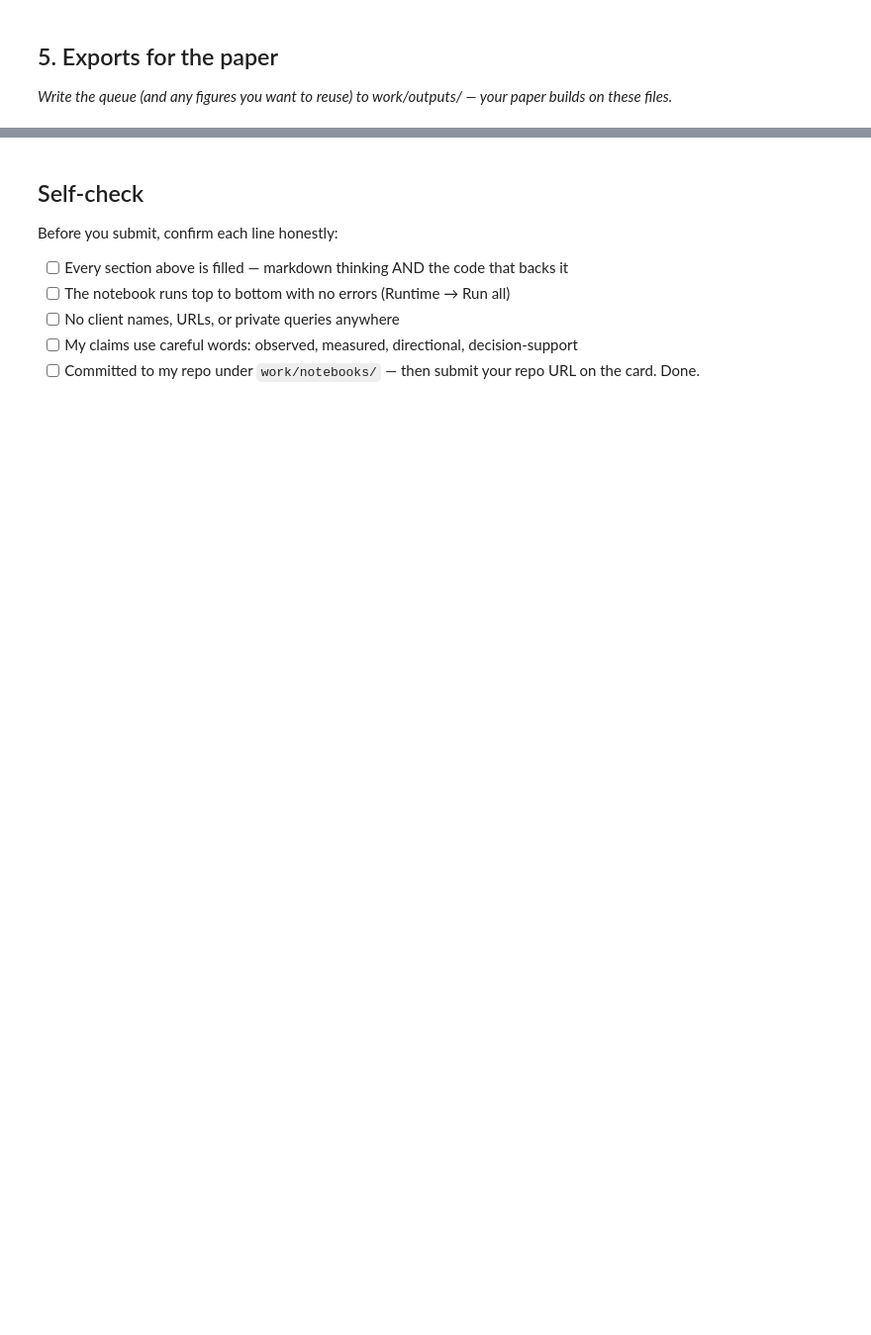
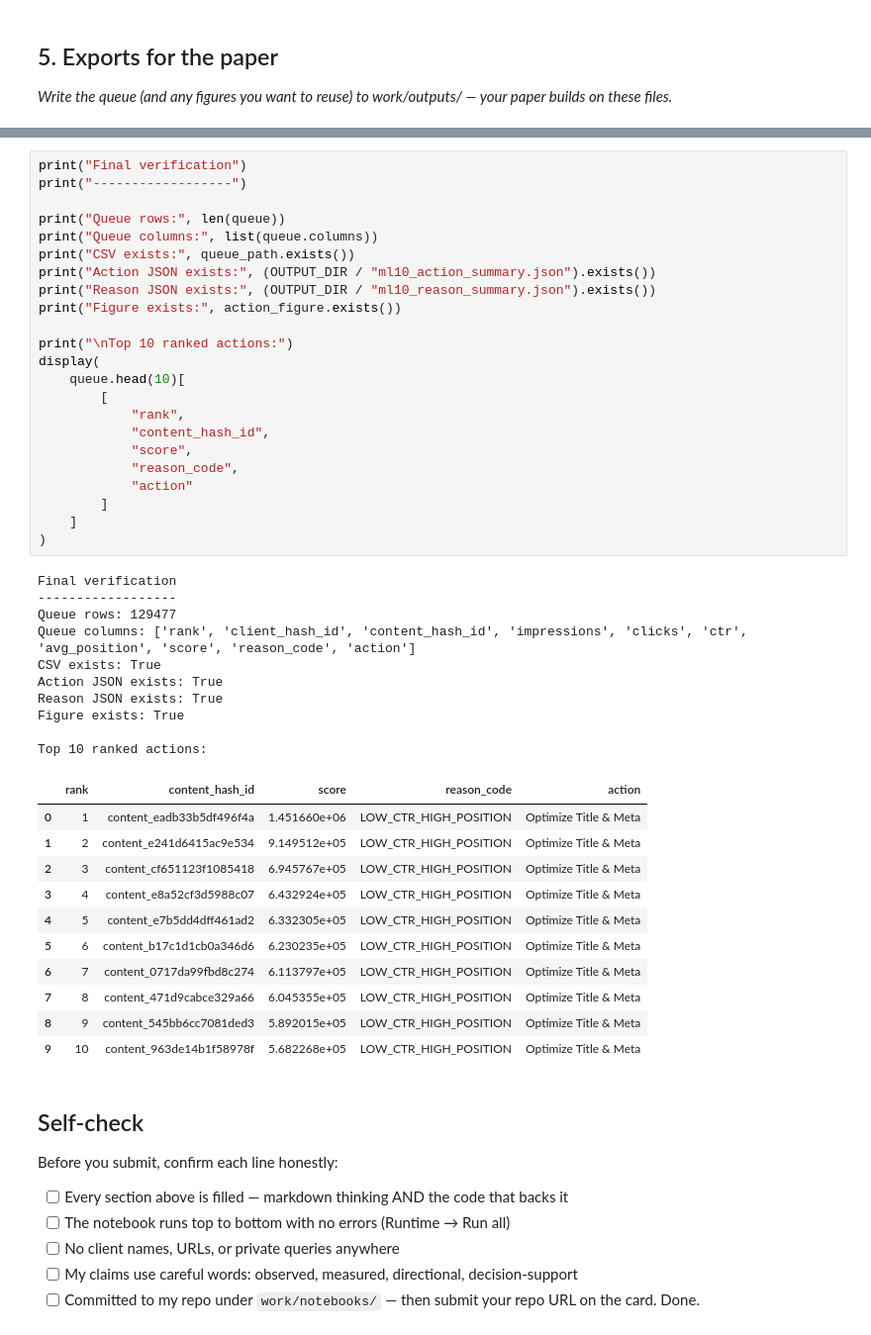
Before and after one commit to kaifahmad236/flyrank-ml-internship, a Jupyter notebook: work/notebooks/w07_action_playbook.ipynb, the cells around one changed output, grey strips where cells are left out. Shown at 99% size. Cells and saved outputs as stored; diff of their text form; blank space fills up the shorter version.

```diff
--- a/work/notebooks/w07_action_playbook.ipynb
+++ b/work/notebooks/w07_action_playbook.ipynb
@@ -44,3 +323,48 @@ This skeleton is yours to fill. Work the sections **in order** — each one has
+# %%
+print("Final verification")
+print("------------------")
+
+print("Queue rows:", len(queue))
+print("Queue columns:", list(queue.columns))
+print("CSV exists:", queue_path.exists())
+print("Action JSON exists:", (OUTPUT_DIR / "ml10_action_summary.json").exists())
+print("Reason JSON exists:", (OUTPUT_DIR / "ml10_reason_summary.json").exists())
+print("Figure exists:", action_figure.exists())
+
+print("\nTop 10 ranked actions:")
+display(
+    queue.head(10)[
+        [
+            "rank",
+            "content_hash_id",
+            "score",
+            "reason_code",
+            "action"
+        ]
+    ]
+)
+# %% [output]
+Final verification
+------------------
+Queue rows: 129477
+Queue columns: ['rank', 'client_hash_id', 'content_hash_id', 'impressions', 'clicks', 'ctr', 'avg_position', 'score', 'reason_code', 'action']
+CSV exists: True
+Action JSON exists: True
+Reason JSON exists: True
+Figure exists: True
+
+Top 10 ranked actions:
+|  | rank | content_hash_id | score | reason_code | action |
+| 0 | 1 | content_eadb33b5df496f4a | 1.451660e+06 | LOW_CTR_HIGH_POSITION | Optimize Title & Meta |
+| 1 | 2 | content_e241d6415ac9e534 | 9.149512e+05 | LOW_CTR_HIGH_POSITION | Optimize Title & Meta |
+| 2 | 3 | content_cf651123f1085418 | 6.945767e+05 | LOW_CTR_HIGH_POSITION | Optimize Title & Meta |
+| 3 | 4 | content_e8a52cf3d5988c07 | 6.432924e+05 | LOW_CTR_HIGH_POSITION | Optimize Title & Meta |
+| 4 | 5 | content_e7b5dd4dff461ad2 | 6.332305e+05 | LOW_CTR_HIGH_POSITION | Optimize Title & Meta |
+| 5 | 6 | content_b17c1d1cb0a346d6 | 6.230235e+05 | LOW_CTR_HIGH_POSITION | Optimize Title & Meta |
+| 6 | 7 | content_0717da99fbd8c274 | 6.113797e+05 | LOW_CTR_HIGH_POSITION | Optimize Title & Meta |
+| 7 | 8 | content_471d9cabce329a66 | 6.045355e+05 | LOW_CTR_HIGH_POSITION | Optimize Title & Meta |
+| 8 | 9 | content_545bb6cc7081ded3 | 5.892015e+05 | LOW_CTR_HIGH_POSITION | Optimize Title & Meta |
+| 9 | 10 | content_963de14b1f58978f | 5.682268e+05 | LOW_CTR_HIGH_POSITION | Optimize Title & Meta |
 # %% [markdown]
 ## Self-check
 
```
Also changed, not shown: parts of 14 cells of this notebook.
